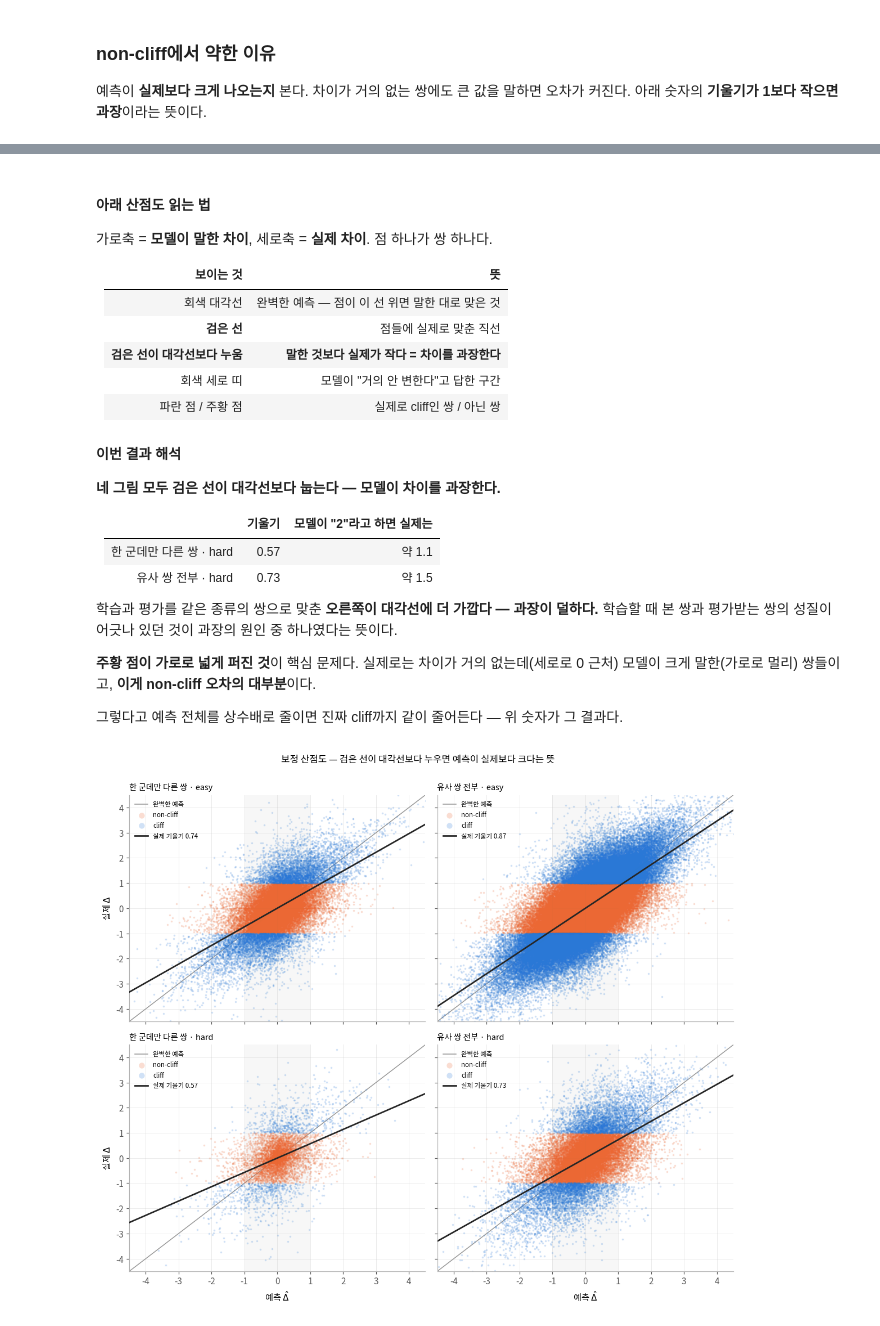
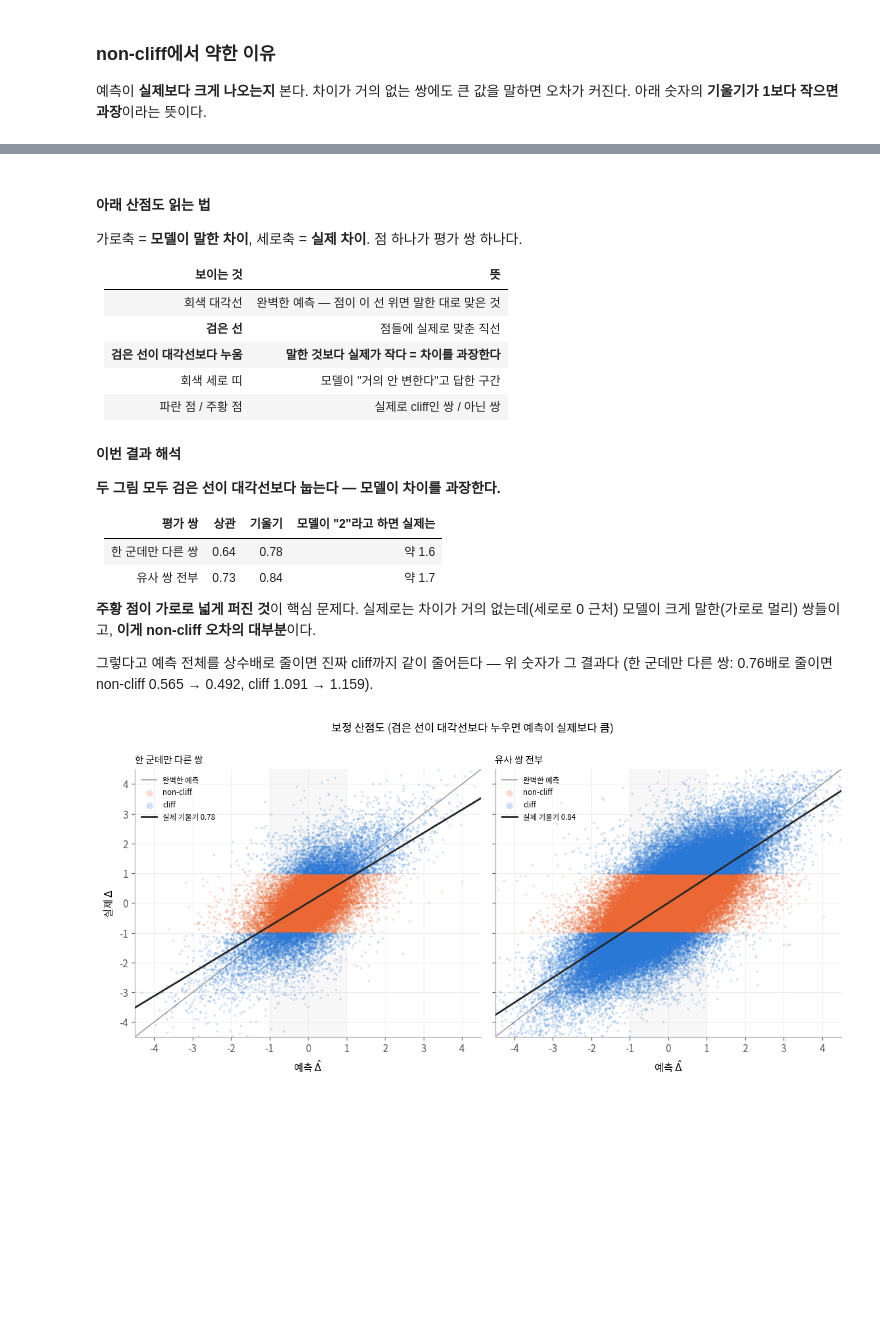
Before and after one commit to dlrudgms1234-commits/capstone, a Jupyter notebook: ac_pipeline.ipynb, the cells around one changed output, grey strips where cells are left out. Saved outputs shown, nothing was run; the diff lists cells and outputs as text; code cells hidden in the pictures; blank space fills up the shorter version.

```diff
--- a/ac_pipeline.ipynb
+++ b/ac_pipeline.ipynb
@@ -909,15 +1291,15 @@ print(open(f'{RUNS}/train.log').read()[-3000:])
 LABEL = {'single': '한 군데만 다른 쌍', 'all': '유사 쌍 전부'}
 
 def seed_rmse(df, a, mask=None):
-    """시드 3개의 RMSE를 배열로"""
+    """시드 3개의 RMSE를 배열로. a='mol'이면 분자별 GNN"""
     d = df if mask is None else df[mask]
-    return np.array([rmse(d[f'pred_gnn_a{a}_s{s}'], d.delta) for s in SEEDS])
+    col = 'pred_gnnmol_s{}' if a == 'mol' else f'pred_gnn_a{a}_s{{}}'
+    return np.array([rmse(d[col.format(s)], d.delta) for s in SEEDS])
 
 ALPHA_TABLES, BEST = {}, {}
 for st, pset in RESULTS.items():
     v = pset[pset.split.str.startswith('val')]
     at = pd.DataFrame({str(a): {'val cliff': seed_rmse(v, a, v.is_cliff).mean(),
-                                'val cliff 폭': np.ptp(seed_rmse(v, a, v.is_cliff)),
                                 'val non-cliff': seed_rmse(v, a, ~v.is_cliff).mean(),
                                 'val all': seed_rmse(v, a).mean()} for a in ALPHAS}).T.rename_axis('alpha')
     ALPHA_TABLES[st], BEST[st] = at, at['val cliff'].idxmin()
@@ -968,6 +1356,6 @@ fig.tight_layout(); plt.show()
 # %%
-MODELS = ['zero', 'svr', 'gnn_a0', 'gnn_best']
-display(pd.concat({LABEL[st]: pd.concat({m: rmse_table(pset, f'pred_{m}').loc[['test_easy', 'test_hard']]
+MODELS = ['zero', 'svr', 'gnnmol', 'gnn_a0', 'gnn_best']
+display(pd.concat({LABEL[st]: pd.concat({m: rmse_table(pset, f'pred_{m}').loc[['test']]
                                          for m in MODELS}, axis=1)
                    for st, pset in RESULTS.items()}).round(3))
 for st, pset in RESULTS.items():
@@ -1058,7 +1665,7 @@ display(pd.concat({LABEL[st]: t for st, t in ALPHA_TABLES.items()}).round(3))
 # %%
 pset = RESULTS['all']
-hard = pset[(pset.split == 'test_hard') & pset.is_cliff]
-per = pd.DataFrame({m: {t: rmse(d[f'pred_{m}'], d.delta) for t, d in hard.groupby('target')}
+tc = pset[(pset.split == 'test') & pset.is_cliff]
+per = pd.DataFrame({m: {t: rmse(d[f'pred_{m}'], d.delta) for t, d in tc.groupby('target')}
                     for m in ['svr', 'gnn_best']})
 per['n_train'] = pset[pset.split == 'train'].target.value_counts()
 per = per.sort_values('n_train')
@@ -1067,7 +1674,7 @@ fig, a_ = plt.subplots(figsize=(8, max(3.6, 0.42 * len(per) + 1.2)))
 y, hgt = np.arange(len(per)), 0.36
 a_.barh(y + hgt / 2 * 1.06, per.svr, hgt, color=C2, label='SVR', zorder=2)
 a_.barh(y - hgt / 2 * 1.06, per.gnn_best, hgt, color=C1, label='GNN', zorder=2)
-a_.set(yticks=y, xlabel='test hard cliff 오차 (낮을수록 좋음)')
+a_.set(yticks=y, xlabel='평가 쌍 cliff 오차 (낮을수록 좋음)')
 a_.set_yticklabels([f'{t}\n학습 쌍 {n:,}' for t, n in zip(per.index, per.n_train)], fontsize=8)
 a_.legend(fontsize=8, frameon=False, loc='lower right'); a_.grid(axis='y', visible=False); tidy(a_)
 a_.set_title(f'타깃별 — 학습 쌍이 많은 순 (유사 쌍 전부 설정, α={BEST["all"]})', loc='left', fontsize=10)
@@ -1117,7 +1722,7 @@ fig.tight_layout(); plt.show()
 아래 숫자의 **기울기가 1보다 작으면 과장**이라는 뜻이다.
 # %%
 for st, pset in RESULTS.items():
-    for sp in ['test_easy', 'test_hard']:
+    for sp in ['test']:
         d = pset[pset.split == sp]
         corr = float(np.corrcoef(d.pred_gnn_best, d.delta)[0, 1])
         slope = float(np.polyfit(d.pred_gnn_best, d.delta, 1)[0])
@@ -1126,7 +1731,7 @@ for st, pset in RESULTS.items():
     v = pset[pset.split.str.startswith('val')]
     c = float((v.delta * v.pred_gnn_best).sum() / (v.pred_gnn_best ** 2).sum())
     pset['pred_gnn_shrunk'] = c * pset.pred_gnn_best
-    h = pset[pset.split == 'test_hard']
+    h = pset[pset.split == 'test']
     b0 = rmse(h[h.is_cliff].pred_gnn_best, h[h.is_cliff].delta), rmse(h[~h.is_cliff].pred_gnn_best, h[~h.is_cliff].delta)
     a0 = rmse(h[h.is_cliff].pred_gnn_shrunk, h[h.is_cliff].delta), rmse(h[~h.is_cliff].pred_gnn_shrunk, h[~h.is_cliff].delta)
     print(f'  → 전체를 {c:.3f}배로 줄이면 cliff {b0[0]:.3f}→{a0[0]:.3f}, non-cliff {b0[1]:.3f}→{a0[1]:.3f}\n')
@@ -1141,7 +1744,7 @@ for st, pset in RESULTS.items():
 # %% [markdown]
 #### 아래 산점도 읽는 법
 
-가로축 = **모델이 말한 차이**, 세로축 = **실제 차이**. 점 하나가 쌍 하나다.
+가로축 = **모델이 말한 차이**, 세로축 = **실제 차이**. 점 하나가 평가 쌍 하나다.
 
 | 보이는 것 | 뜻 |
 |---|---|
@@ -1153,45 +1756,40 @@ for st, pset in RESULTS.items():
 
 #### 이번 결과 해석
 
-**네 그림 모두 검은 선이 대각선보다 눕는다 — 모델이 차이를 과장한다.**
+**두 그림 모두 검은 선이 대각선보다 눕는다 — 모델이 차이를 과장한다.**
 
-| | 기울기 | 모델이 "2"라고 하면 실제는 |
-|---|---|---|
-| 한 군데만 다른 쌍 · hard | 0.57 | 약 1.1 |
-| 유사 쌍 전부 · hard | 0.73 | 약 1.5 |
-
-학습과 평가를 같은 종류의 쌍으로 맞춘 **오른쪽이 대각선에 더 가깝다 — 과장이 덜하다.**
-학습할 때 본 쌍과 평가받는 쌍의 성질이 어긋나 있던 것이 과장의 원인 중 하나였다는 뜻이다.
+| 평가 쌍 | 상관 | 기울기 | 모델이 "2"라고 하면 실제는 |
+|---|---|---|---|
+| 한 군데만 다른 쌍 | 0.64 | 0.78 | 약 1.6 |
+| 유사 쌍 전부 | 0.73 | 0.84 | 약 1.7 |
 
 **주황 점이 가로로 넓게 퍼진 것**이 핵심 문제다. 실제로는 차이가 거의 없는데(세로로 0 근처)
 모델이 크게 말한(가로로 멀리) 쌍들이고, **이게 non-cliff 오차의 대부분**이다.
 
-그렇다고 예측 전체를 상수배로 줄이면 진짜 cliff까지 같이 줄어든다 — 위 숫자가 그 결과다.
+그렇다고 예측 전체를 상수배로 줄이면 진짜 cliff까지 같이 줄어든다 — 위 숫자가 그 결과다
+(한 군데만 다른 쌍: 0.76배로 줄이면 non-cliff 0.565 → 0.492, cliff 1.091 → 1.159).
 # %%
 LIM = 4.5
-fig, axes = plt.subplots(2, 2, figsize=(10.5, 9), sharex=True, sharey=True)
-for col, (st, pset) in enumerate(RESULTS.items()):
-    for row, sp in enumerate(['test_easy', 'test_hard']):
-        a_ = axes[row, col]
-        d = pset[pset.split == sp]
-        a_.plot([-LIM, LIM], [-LIM, LIM], color='0.6', lw=1, zorder=1, label='완벽한 예측')
-        for cl, c, lbl in [(False, C2, 'non-cliff'), (True, C1, 'cliff')]:
-            m = (d.is_cliff == cl).values
-            a_.scatter(d.pred_gnn_best[m], d.delta[m], s=5, alpha=0.22, color=c, lw=0, zorder=2, label=lbl)
-        sl, ic = np.polyfit(d.pred_gnn_best, d.delta, 1)
-        xs = np.array([-LIM, LIM])
-        a_.plot(xs, sl * xs + ic, color='0.15', lw=1.8, zorder=3, label=f'실제 기울기 {sl:.2f}')
-        a_.axvspan(-1, 1, color='0.5', alpha=0.06, lw=0, zorder=0)
-        a_.set(xlim=(-LIM, LIM), ylim=(-LIM, LIM))
-        a_.set_title(f'{LABEL[st]} · {"easy" if row == 0 else "hard"}', loc='left', fontsize=9.5)
-        a_.legend(fontsize=7.5, frameon=False, loc='upper left', markerscale=3)
-        tidy(a_)
-for a_ in axes[1]: a_.set_xlabel(r'예측 $\hat{\Delta}$')
-for a_ in axes[:, 0]: a_.set_ylabel(r'실제 $\Delta$')
-fig.suptitle(r'보정 산점도 — 검은 선이 대각선보다 누우면 예측이 실제보다 크다는 뜻', y=1.0, fontsize=11)
+fig, axes = plt.subplots(1, 2, figsize=(10.5, 5), sharex=True, sharey=True)
+for a_, (st, pset) in zip(axes, RESULTS.items()):
+    d = pset[pset.split == 'test']
+    a_.plot([-LIM, LIM], [-LIM, LIM], color='0.6', lw=1, zorder=1, label='완벽한 예측')
+    for cl, c, lbl in [(False, C2, 'non-cliff'), (True, C1, 'cliff')]:
+        m = (d.is_cliff == cl).values
+        a_.scatter(d.pred_gnn_best[m], d.delta[m], s=5, alpha=0.22, color=c, lw=0, zorder=2, label=lbl)
+    sl, ic = np.polyfit(d.pred_gnn_best, d.delta, 1)
+    xs = np.array([-LIM, LIM])
+    a_.plot(xs, sl * xs + ic, color='0.15', lw=1.8, zorder=3, label=f'실제 기울기 {sl:.2f}')
+    a_.axvspan(-1, 1, color='0.5', alpha=0.06, lw=0, zorder=0)
+    a_.set(xlim=(-LIM, LIM), ylim=(-LIM, LIM), xlabel=r'예측 $\hat{\Delta}$')
+    a_.set_title(LABEL[st], loc='left', fontsize=9.5)
+    a_.legend(fontsize=7.5, frameon=False, loc='upper left', markerscale=3)
+    tidy(a_)
+axes[0].set_ylabel(r'실제 $\Delta$')
+fig.suptitle(r'보정 산점도 (검은 선이 대각선보다 누우면 예측이 실제보다 큼)', y=1.0, fontsize=11)
 fig.tight_layout(); plt.show()
 # %% [output]
-[figure, old version]
+[figure, new version]
 # %% [markdown]
 ## 11. 결과 정리
 
```
Also changed, not shown: parts of 40 cells of this notebook, 1 other file.
